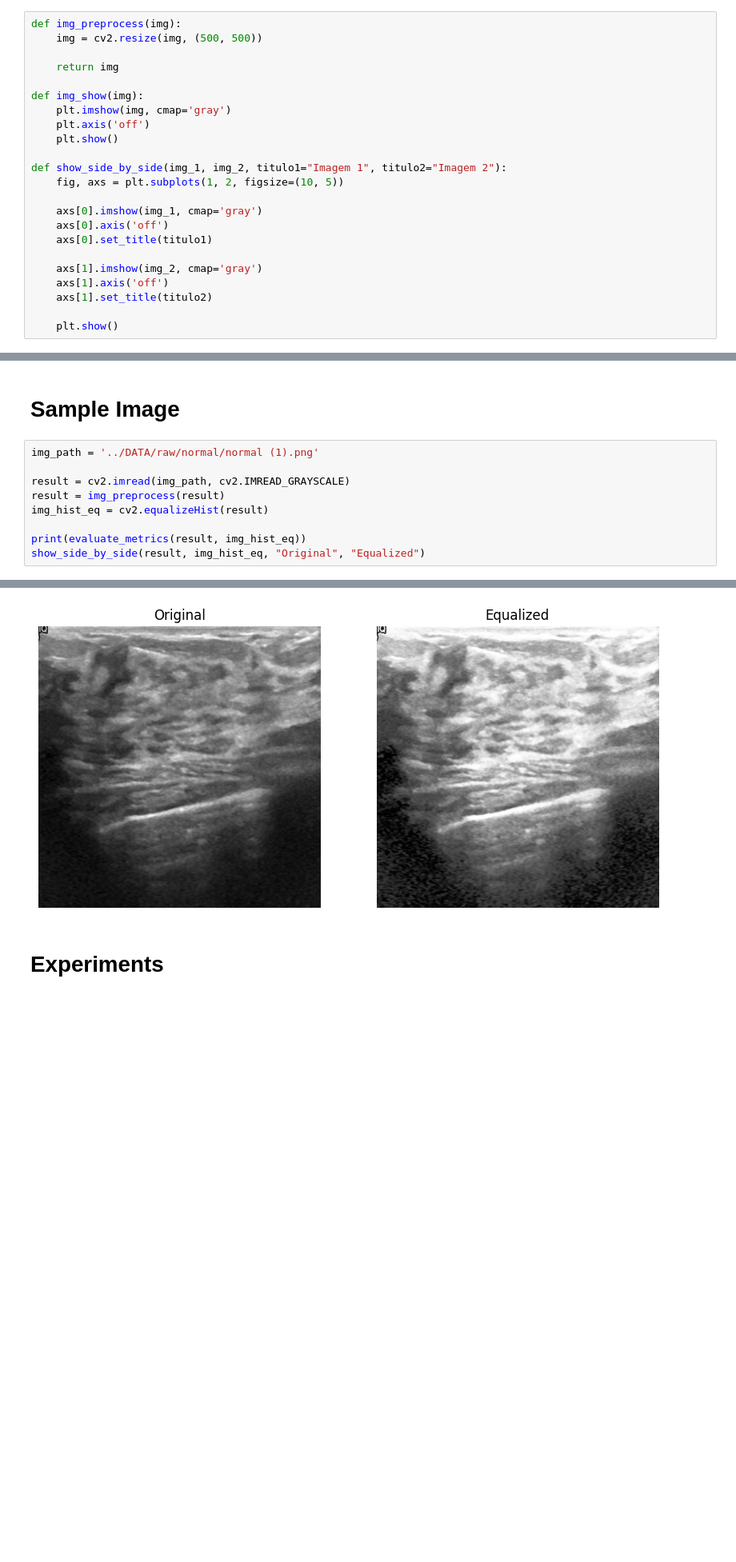
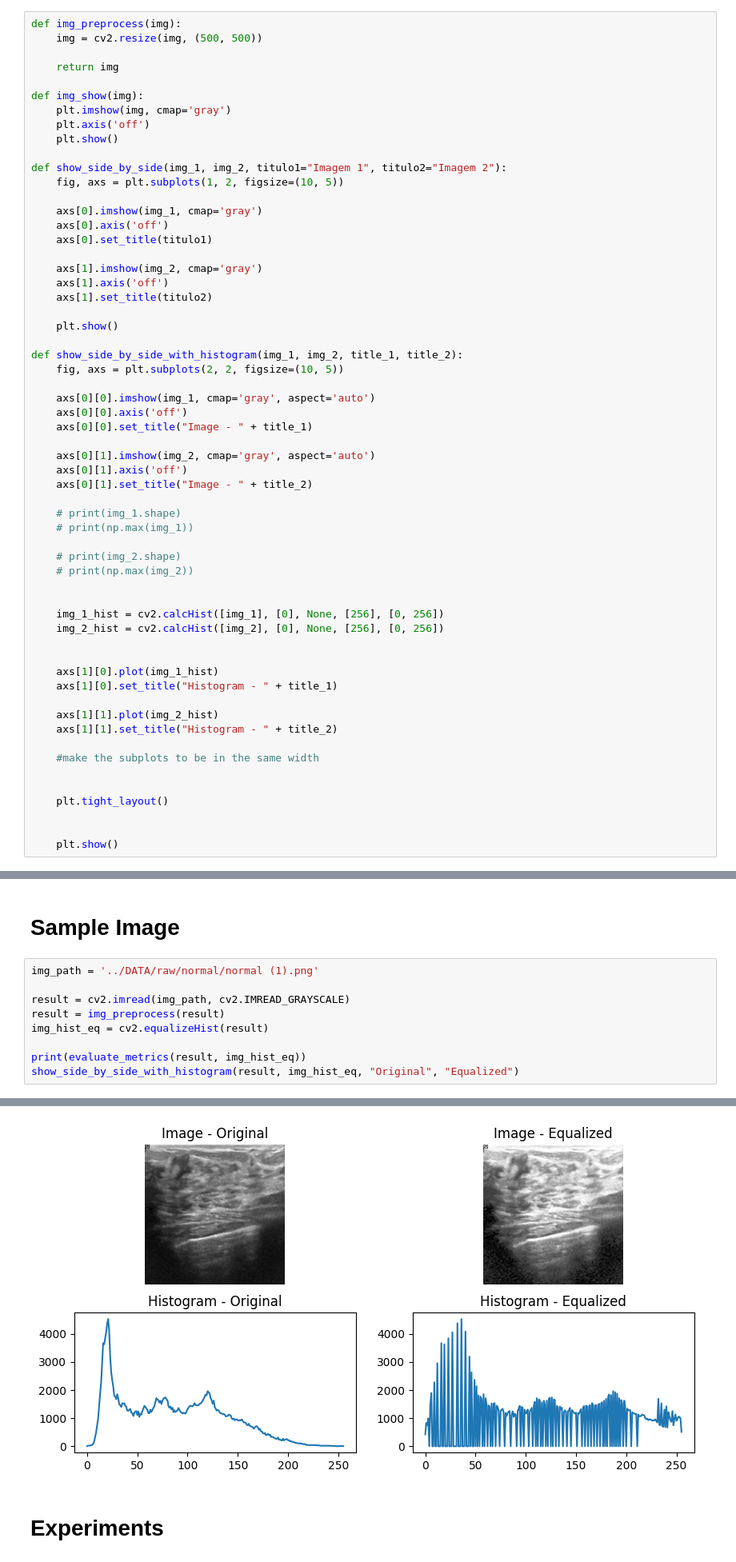
Before and after one commit to matheus3301/TI0160-VisaoComputacionalAplicadaASaude-UFC-2024.1, a Jupyter notebook: TRABALHO1/notebook.ipynb, the cells around one changed output, grey strips where cells are left out. Shown at 80% size. Cells and saved outputs as stored; diff of their text form; blank space fills up the shorter version.

Commit message:
add: histogram to the experiments

```diff
--- a/TRABALHO1/notebook.ipynb
+++ b/TRABALHO1/notebook.ipynb
@@ -26,6 +26,42 @@ def show_side_by_side(img_1, img_2, titulo1="Imagem 1", titulo2="Imagem 2"):
     axs[1].set_title(titulo2)
 
     plt.show()
+
+def show_side_by_side_with_histogram(img_1, img_2, title_1, title_2):
+    fig, axs = plt.subplots(2, 2, figsize=(10, 5))
+
+    axs[0][0].imshow(img_1, cmap='gray', aspect='auto')
+    axs[0][0].axis('off')
+    axs[0][0].set_title("Image - " + title_1)
+
+    axs[0][1].imshow(img_2, cmap='gray', aspect='auto')
+    axs[0][1].axis('off')
+    axs[0][1].set_title("Image - " + title_2)
+
+    # print(img_1.shape)
+    # print(np.max(img_1))
+
+    # print(img_2.shape)
+    # print(np.max(img_2))
+
+
+    img_1_hist = cv2.calcHist([img_1], [0], None, [256], [0, 256])
+    img_2_hist = cv2.calcHist([img_2], [0], None, [256], [0, 256])
+
+
+    axs[1][0].plot(img_1_hist)
+    axs[1][0].set_title("Histogram - " + title_1)
+
+    axs[1][1].plot(img_2_hist)
+    axs[1][1].set_title("Histogram - " + title_2)
+
+    #make the subplots to be in the same width
+
+
+    plt.tight_layout()
+
+
+    plt.show()
 # %%
 from skimage import restoration
 
@@ -537,15 +577,15 @@ def evaulate_time(img_original, process):
 # %%
 img_path = '../DATA/raw/normal/normal (1).png'
 
 result = cv2.imread(img_path, cv2.IMREAD_GRAYSCALE)
 result = img_preprocess(result)
 img_hist_eq = cv2.equalizeHist(result)
 
 print(evaluate_metrics(result, img_hist_eq))
-show_side_by_side(result, img_hist_eq, "Original", "Equalized")
+show_side_by_side_with_histogram(result, img_hist_eq, "Original", "Equalized")
 # %% [output]
 (50.539886, 45.311314, 27.223552568920567, 0.8077392702060584)
-[figure, old version]
+[figure, new version]
 # %% [markdown]
 # Experiments
 # %%
```
Also changed, not shown: parts of 2 cells of this notebook.
